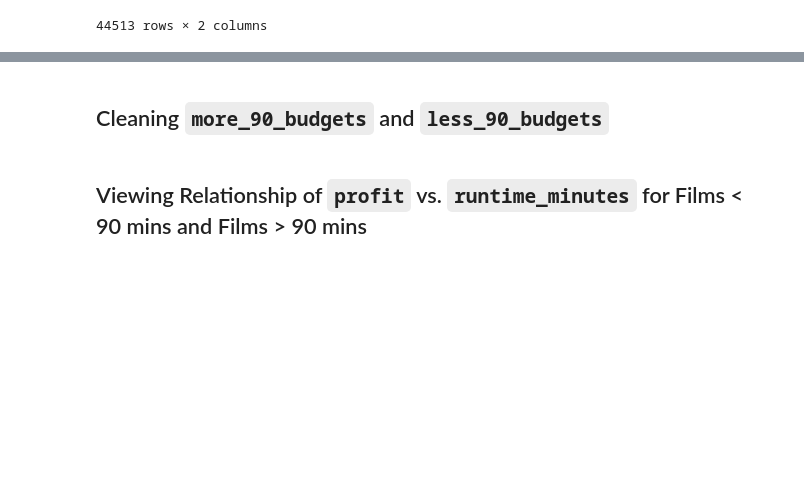
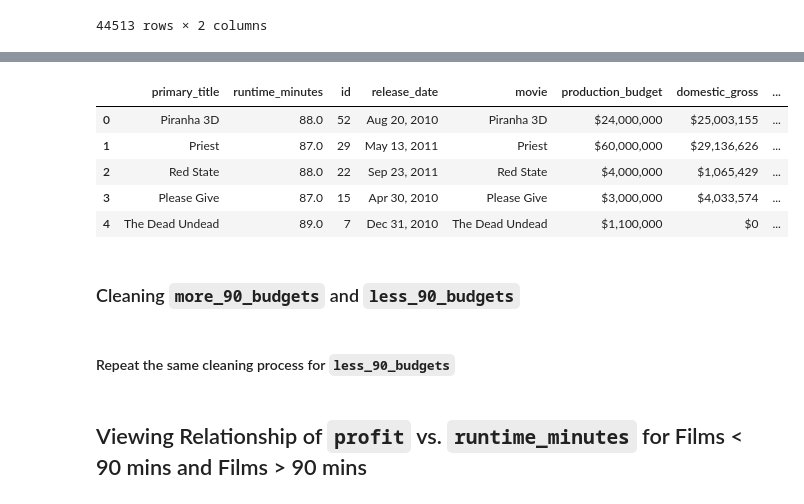
Before and after one commit to ramses02/Movies_Phase_2, a Jupyter notebook: notebook.ipynb, the cells around one changed output, grey strips where cells are left out. Saved outputs shown, nothing was run; the diff lists cells and outputs as text; code cells hidden in the pictures; blank space fills up the shorter version.

```diff
--- a/notebook.ipynb
+++ b/notebook.ipynb
@@ -200,5 +236,14 @@ less_90_budgets = less_90.merge(budgets, how='inner', left_on='primary_title', r
+# %%
+less_90_budgets.head()
+# %% [output]
+|  | primary_title | runtime_minutes | id | release_date | movie | production_budget | domestic_gross | ... |
+| 0 | Piranha 3D | 88.0 | 52 | Aug 20, 2010 | Piranha 3D | $24,000,000 | $25,003,155 | ... |
+| 1 | Priest | 87.0 | 29 | May 13, 2011 | Priest | $60,000,000 | $29,136,626 | ... |
+| 2 | Red State | 88.0 | 22 | Sep 23, 2011 | Red State | $4,000,000 | $1,065,429 | ... |
+| 3 | Please Give | 87.0 | 15 | Apr 30, 2010 | Please Give | $3,000,000 | $4,033,574 | ... |
+| 4 | The Dead Undead | 89.0 | 7 | Dec 31, 2010 | The Dead Undead | $1,100,000 | $0 | ... |
 # %% [markdown]
-## Cleaning `more_90_budgets` and `less_90_budgets`
+### Cleaning `more_90_budgets` and `less_90_budgets`
 # %%
 # For columns that will be used, getting rid of dollar signs and commas.
 # After this they can be turned into floats.
@@ -211,4 +256,6 @@ more_90_budgets['production_budget'] = more_90_budgets['production_budget'].asty
 # %%
 # Creating a new column named 'profit' using 'worldwide_gross' minus 'production_budget'
 more_90_budgets['profit'] = more_90_budgets['worldwide_gross'] - more_90_budgets['production_budget']
+# %% [markdown]
+#### Repeat the same cleaning process for `less_90_budgets`
 # %%
```
Also changed, not shown: parts of 59 cells of this notebook.
